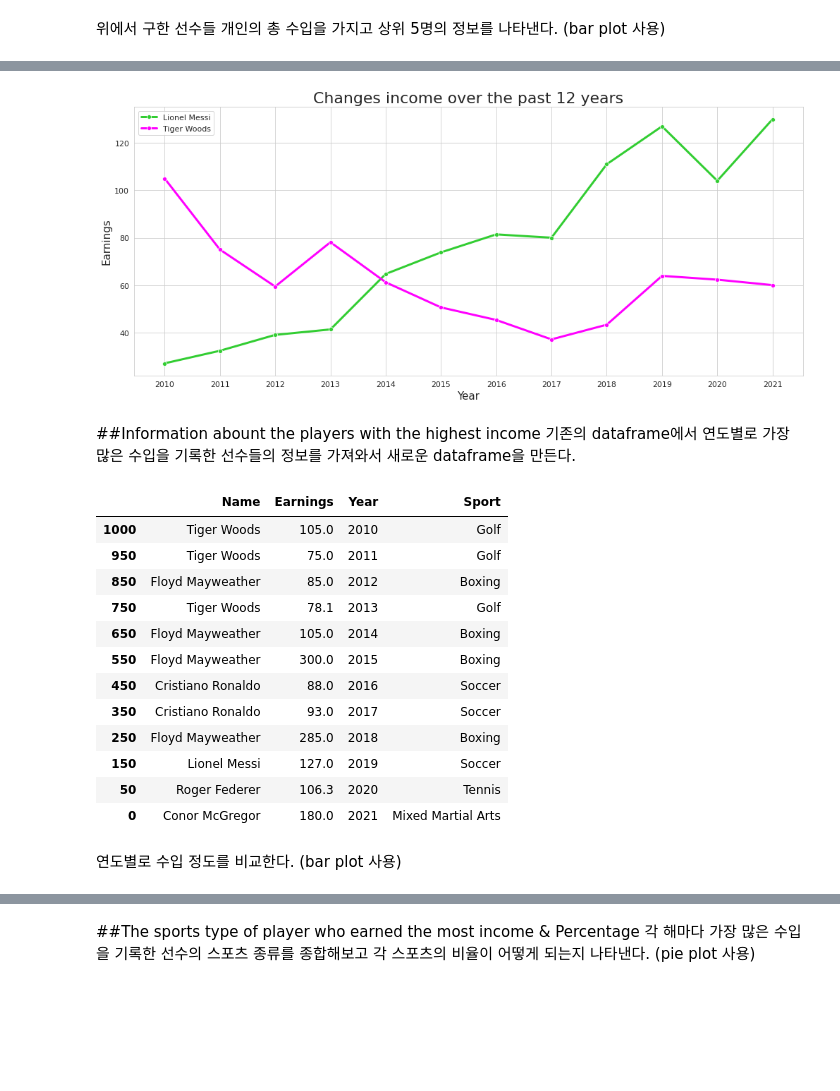
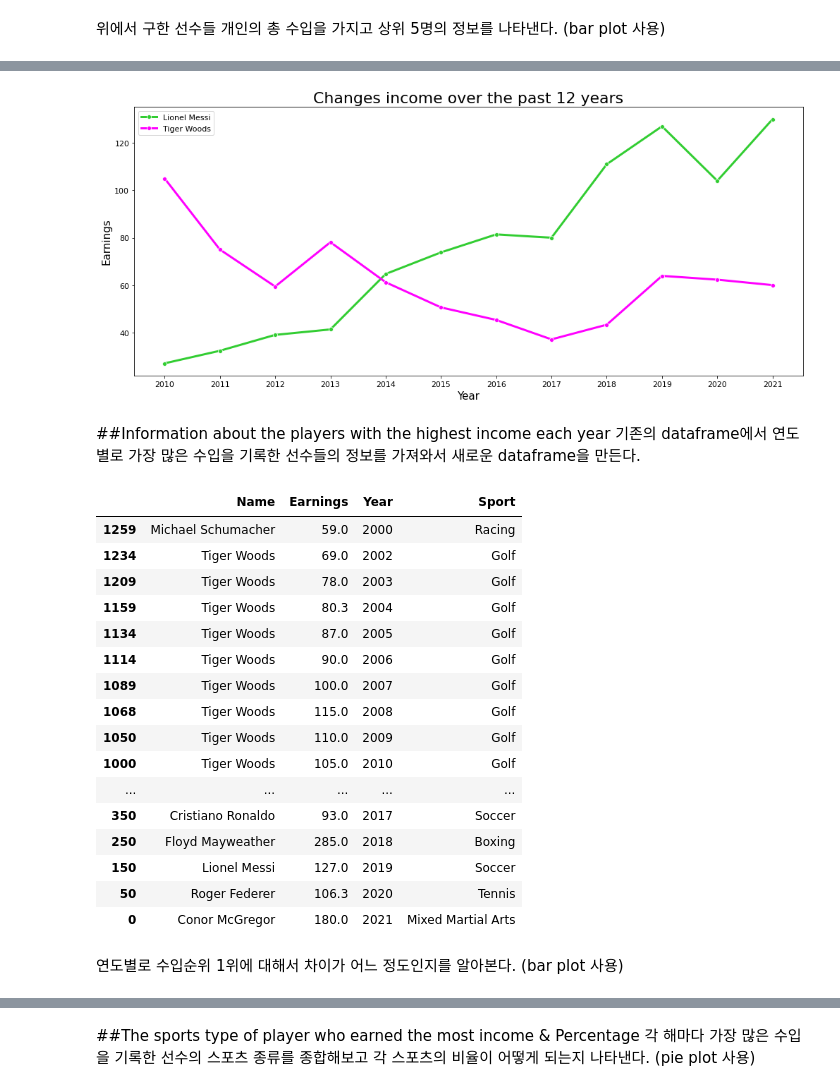
Before and after one commit to gjsin1105/DAP__, a Jupyter notebook: FinalProject.ipynb, the cells around one changed output, grey strips where cells are left out. Drawn from its saved outputs; the diff is of its cells as text; code cells hidden in the pictures; blank space fills up the shorter version.

```diff
--- a/FinalProject.ipynb
+++ b/FinalProject.ipynb
@@ -16,7 +17,7 @@ import seaborn as sns
 ##Get the Data
 각 스포츠별로 선수들의 수입을 저장한 데이터를 가져온다.
 # %%
-df = pd.read_csv('athlete/forbesathletesv2.csv')
+df = pd.read_csv('athlete/athletesv.csv')
 df
 # %% [output]
 |  | Name | Earnings | Year | Sport |
@@ -138,22 +139,32 @@ for p in ax.patches:
 (line plot 사용)
 # %%
-df1 = df.loc[:, ['Name', 'Earnings', 'Year']]
+df12 = df.iloc[:1050]
+df1 = df12.loc[:, ['Name', 'Earnings', 'Year']]
 df2 = df1.loc[df1['Name']=='Lionel Messi']
 df3 = df1.loc[df1['Name']=='Tiger Woods']
 fig = plt.figure(figsize=(17,7))
 plt.title('Changes income over the past 12 years',fontsize=22)
 plt.xlabel('Year')
 plt.ylabel('Earnings')
 sns.lineplot(x=df2['Year'], y=df2['Earnings'], label='Lionel Messi', linewidth=3, color='limegreen', marker="o")
 sns.lineplot(x=df3['Year'], y=df3['Earnings'], label='Tiger Woods', linewidth=3, color='magenta', marker="o")
 plt.xticks(np.arange(2010, 2022), ('2010', '2011', '2012', '2013', '2014', '2015', '2016', '2017', '2018', '2019', '2020', '2021'))
 plt.show()
 # %% [output]
-[figure, old version]
+[figure, new version]
 # %% [markdown]
-##Information abount the players with the highest income
+##Information about the players with the highest income each year
 기존의 dataframe에서 연도별로 가장 많은 수입을 기록한 선수들의 정보를 가져와서 새로운 dataframe을 만든다.
 # %%
+data2000 = df[df['Year']==2000][:1]
+data2002 = df[df['Year']==2002][:1]
+data2003 = df[df['Year']==2003][:1]
+data2004 = df[df['Year']==2004][:1]
+data2005 = df[df['Year']==2005][:1]
+data2006 = df[df['Year']==2006][:1]
+data2007 = df[df['Year']==2007][:1]
+data2008 = df[df['Year']==2008][:1]
+data2009 = df[df['Year']==2009][:1]
 data2010 = df[df['Year']==2010][:1]
 data2011 = df[df['Year']==2011][:1]
 data2012 = df[df['Year']==2012][:1]
@@ -166,26 +177,29 @@ data2018 = df[df['Year']==2018][:1]
 data2019 = df[df['Year']==2019][:1]
 data2020 = df[df['Year']==2020][:1]
 data2021 = df[df['Year']==2021][:1]
-
-top_year = pd.concat([data2010, data2011, data2012, data2013, data2014, data2015, data2016, data2017, data2018, data2019, data2020, data2021,])
+top_year = pd.concat([data2000, data2002, data2003, data2004, data2005, data2006, data2007, data2008, data2009, data2010, data2011, data2012, data2013, data2014, data2015, data2016, data2017, data2018, data2019, data2020, data2021])
 top_year
 # %% [output]
 |  | Name | Earnings | Year | Sport |
+| 1259 | Michael Schumacher | 59.0 | 2000 | Racing |
+| 1234 | Tiger Woods | 69.0 | 2002 | Golf |
+| 1209 | Tiger Woods | 78.0 | 2003 | Golf |
+| 1159 | Tiger Woods | 80.3 | 2004 | Golf |
+| 1134 | Tiger Woods | 87.0 | 2005 | Golf |
+| 1114 | Tiger Woods | 90.0 | 2006 | Golf |
+| 1089 | Tiger Woods | 100.0 | 2007 | Golf |
+| 1068 | Tiger Woods | 115.0 | 2008 | Golf |
+| 1050 | Tiger Woods | 110.0 | 2009 | Golf |
 | 1000 | Tiger Woods | 105.0 | 2010 | Golf |
-| 950 | Tiger Woods | 75.0 | 2011 | Golf |
-| 850 | Floyd Mayweather | 85.0 | 2012 | Boxing |
-| 750 | Tiger Woods | 78.1 | 2013 | Golf |
-| 650 | Floyd Mayweather | 105.0 | 2014 | Boxing |
-| 550 | Floyd Mayweather | 300.0 | 2015 | Boxing |
-| 450 | Cristiano Ronaldo | 88.0 | 2016 | Soccer |
+| ... | ... | ... | ... | ... |
 | 350 | Cristiano Ronaldo | 93.0 | 2017 | Soccer |
 | 250 | Floyd Mayweather | 285.0 | 2018 | Boxing |
 | 150 | Lionel Messi | 127.0 | 2019 | Soccer |
 | 50 | Roger Federer | 106.3 | 2020 | Tennis |
 | 0 | Conor McGregor | 180.0 | 2021 | Mixed Martial Arts |
-# %% [markdown]
-연도별로 수입 정도를 비교한다.
-(bar plot 사용)
+# %% [markdown]
+연도별로 수입순위 1위에 대해서 차이가 어느 정도인지를 알아본다.
+(bar plot 사용)
 # %%
 top_year.plot(kind='bar', figsize=(12, 6), x='Year', y='Earnings', color='#e35f62')
 plt.xticks(rotation=0)
```
Also changed, not shown: parts of 11 cells of this notebook.
